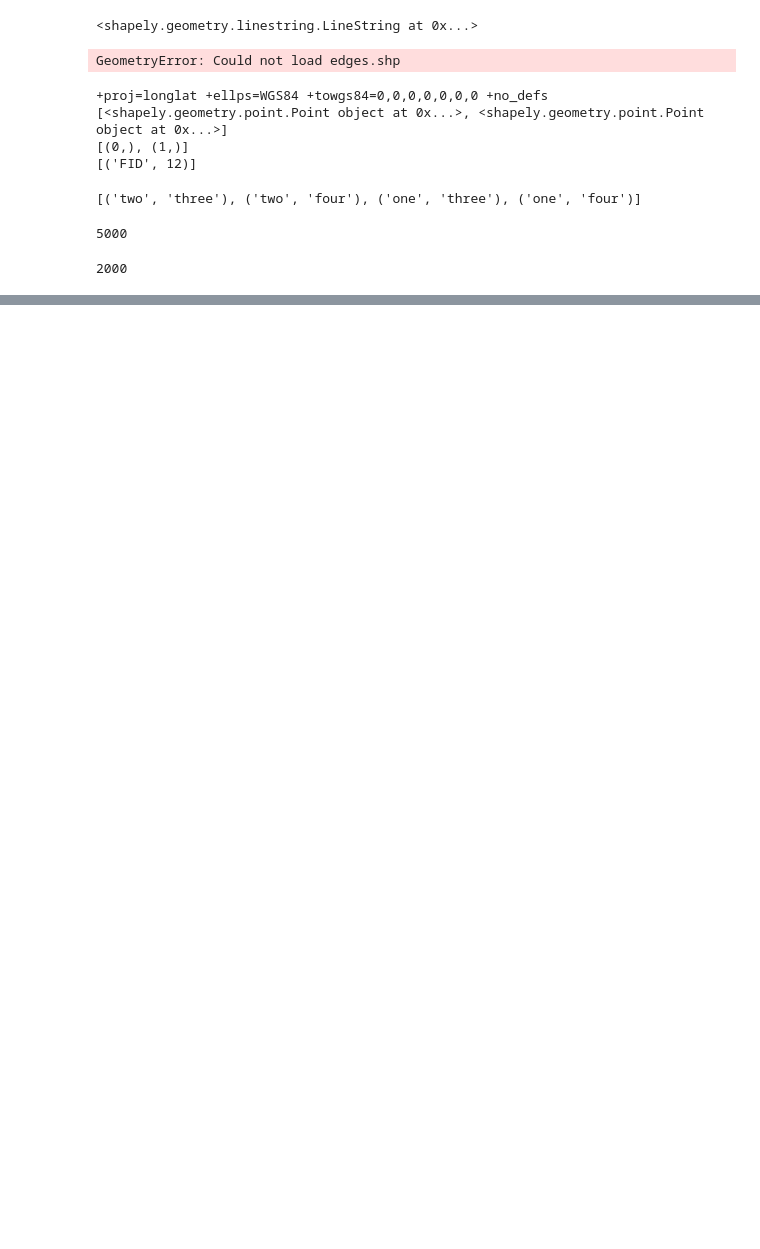
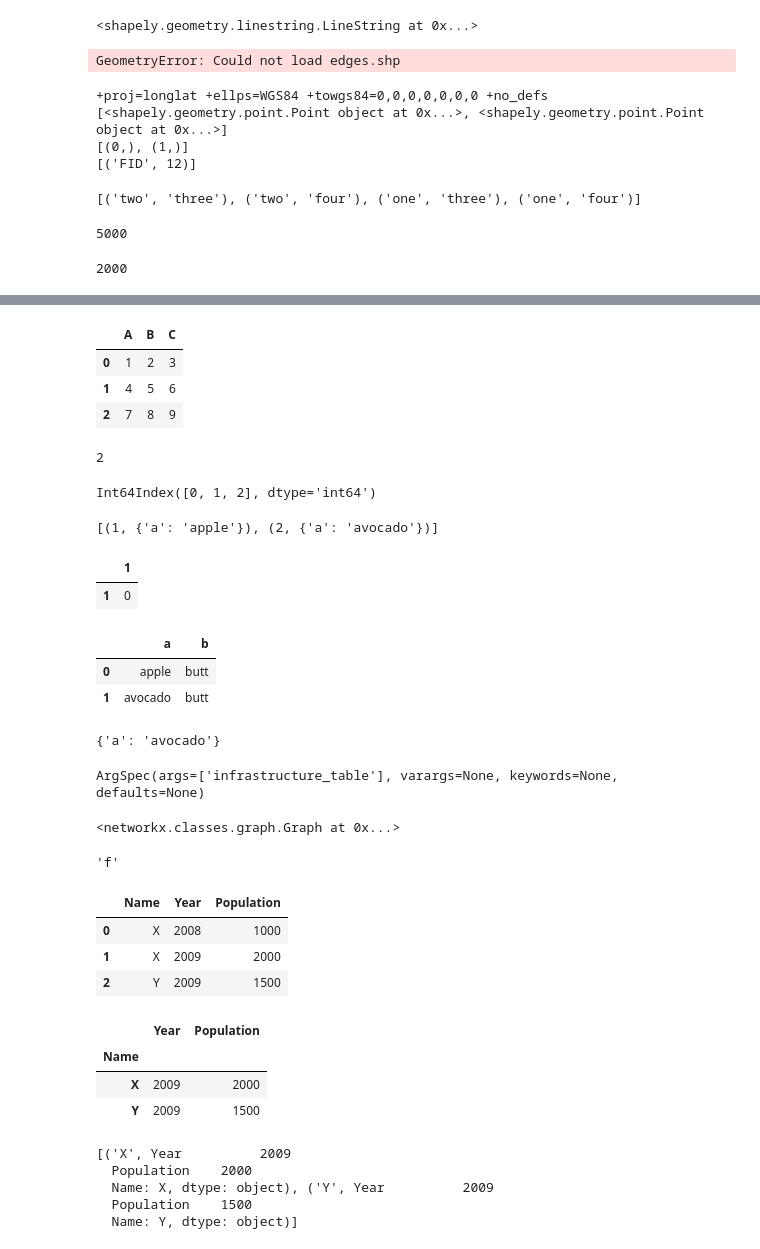
Before and after one commit to SEL-Columbia/infrastructure-planning, a Jupyter notebook: experiments/estimate-network-cost.ipynb, the cells around one changed output, grey strips where cells are left out. Saved outputs shown, nothing was run; the diff lists cells and outputs as text; code cells hidden in the pictures; blank space fills up the shorter version.

```diff
--- a/experiments/estimate-network-cost.ipynb
+++ b/experiments/estimate-network-cost.ipynb
@@ -246,0 +264,15 @@ mv_network_budget_in_meters
+# %%
+table
+# %% [output]
+|  | A | B | C |
+| 0 | 1 | 2 | 3 |
+| 1 | 4 | 5 | 6 |
+| 2 | 7 | 8 | 9 |
+# %%
+table.sort('C').index[-1]
+# %% [output]
+2
+# %%
+table.index
+# %% [output]
+Int64Index([0, 1, 2], dtype='int64')
@@ -246,0 +286,4 @@ mv_network_budget_in_meters
+# %%
+g.nodes(data=True)
+# %% [output]
+[(1, {'a': 'apple'}), (2, {'a': 'avocado'})]
@@ -246,0 +292,13 @@ mv_network_budget_in_meters
+# %%
+nx.to_pandas_dataframe(g)
+# %% [output]
+|  | 1 |
+| 1 | 0 |
+# %%
+from pandas import DataFrame
+table = DataFrame(x[1] for x in g.nodes(data=True))
+table
+# %% [output]
+|  | a | b |
+| 0 | apple | butt |
+| 1 | avocado | butt |
@@ -246,0 +309,4 @@ mv_network_budget_in_meters
+# %%
+dict(row)
+# %% [output]
+{'a': 'avocado'}
@@ -246,0 +320,4 @@ mv_network_budget_in_meters
+# %%
+argument_specification
+# %% [output]
+ArgSpec(args=['infrastructure_table'], varargs=None, keywords=None, defaults=None)
@@ -246,0 +330,20 @@ mv_network_budget_in_meters
+# %%
+g
+# %% [output]
+<networkx.classes.graph.Graph at 0x...>
+# %%
+f.func_name
+# %% [output]
+'f'
+# %%
+table = DataFrame([
+    ('X', '2008', '1000'),
+    ('X', '2009', '2000'),
+    ('Y', '2009', '1500'),
+], columns=['Name', 'Year', 'Population'])
+table
+# %% [output]
+|  | Name | Year | Population |
+| 0 | X | 2008 | 1000 |
+| 1 | X | 2009 | 2000 |
+| 2 | Y | 2009 | 1500 |
@@ -246,0 +352,16 @@ mv_network_budget_in_meters
+# %%
+t = g.last()
+t
+# %% [output]
+|  | Year | Population |
+| Name |  |  |
+| X | 2009 | 2000 |
+| Y | 2009 | 1500 |
+# %%
+list(t.iterrows())
+# %% [output]
+[('X', Year          2009
+  Population    2000
+  Name: X, dtype: object), ('Y', Year          2009
+  Population    1500
+  Name: Y, dtype: object)]
```
Also changed, not shown: parts of 11 cells of this notebook, 1 other file.
